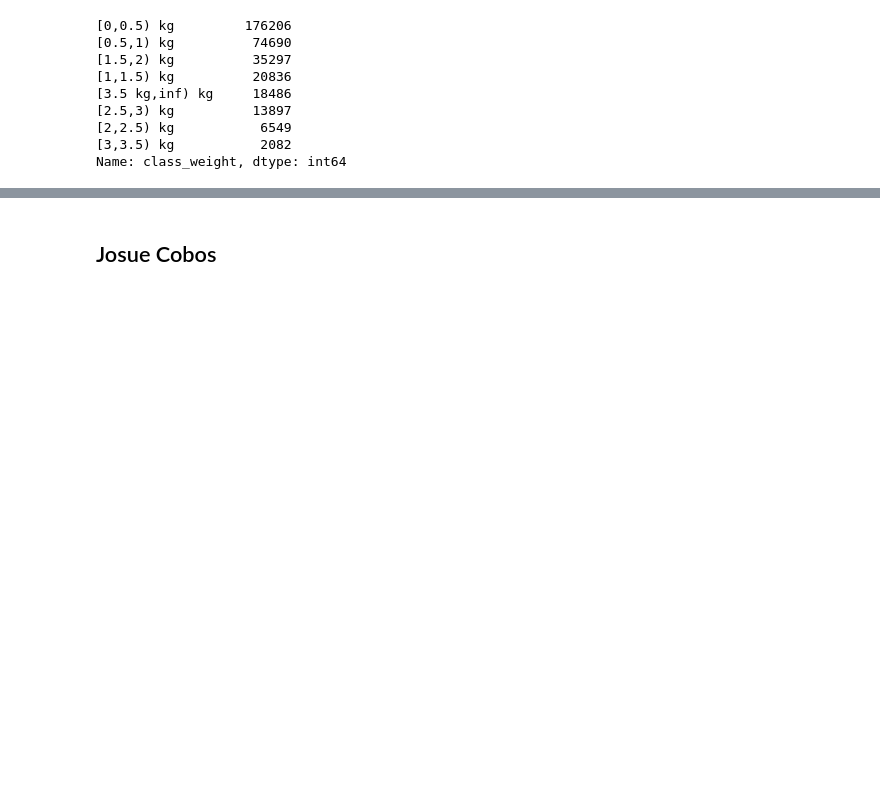
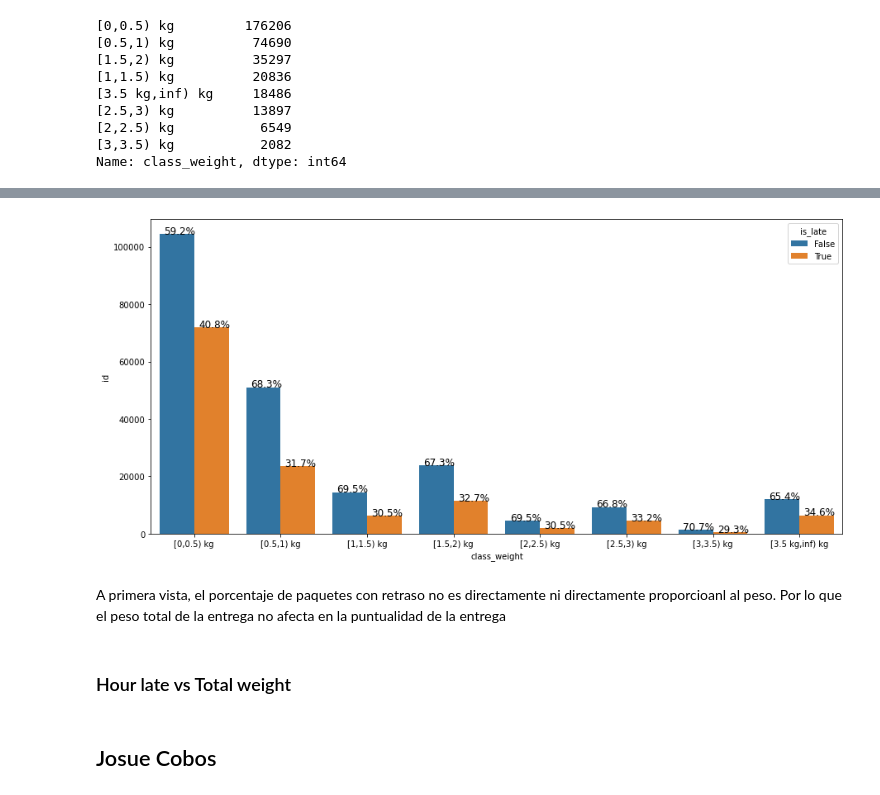
Before and after one commit to enmanuel-mag/ICD-Proyect, a Jupyter notebook: Proyect/notebooks/icd.ipynb, the cells around one changed output, grey strips where cells are left out. Cells and saved outputs as stored; diff of their text form; code cells hidden in the pictures; blank space fills up the shorter version.

```diff
--- a/Proyect/notebooks/icd.ipynb
+++ b/Proyect/notebooks/icd.ipynb
@@ -36,6 +20,18 @@ df
 ### **Agregar codigo necesario debajo de su nombre**
 # %% [markdown]
 ## Enmanuel Magallanes
+# %%
+def with_hue(plot, feature, Number_of_categories, hue_categories):
+    a = [p.get_height() for p in plot.patches]
+    patch = [p for p in plot.patches]
+    for i in range(Number_of_categories):
+        total = a[i] + a[i+8]
+        for j in range(hue_categories):
+            percentage = '{:.1f}%'.format(100 * a[(j*8 + i)]/total)
+            x = patch[(j*Number_of_categories + i)].get_x() + patch[(j*Number_of_categories + i)].get_width() / 2 - 0.15
+            y = patch[(j*Number_of_categories + i)].get_y() + patch[(j*Number_of_categories + i)].get_height()
+            plt.annotate(percentage, (x, y), size = 12)
+    plt.show()
 # %%
 ## Question: cual son las franjas horarias en las que se regitran mas tareas atrasadas y de que (tipo|peso) son?
 ## Question: Are the heaviest tasks the ones that register the most delays at the time of delivery?
@@ -80,0 +93,5 @@ Name: class_weight, dtype: int64
+# %%
+df['is_late'] = df['delivery'] < df['delivery_effective']
+# %%
+gwl = df[['id', 'class_weight', 'is_late']].groupby(['class_weight', 'is_late'])['id'].count().reset_index()
+gwl
@@ -80,0 +116,10 @@ Name: class_weight, dtype: int64
+# %%
+plt.figure(figsize=(15,7))
+f = sns.barplot(data=gwl, x='class_weight', y='id', hue='is_late')
+with_hue(f, df.class_weight, 8, 2)
+# %% [output]
+[figure, added]
+# %% [markdown]
+A primera vista, el porcentaje de paquetes con retraso no es directamente ni directamente proporcioanl al peso. Por lo que el peso total de la entrega no afecta en la puntualidad de la entrega
+# %% [markdown]
+### Hour late vs Total weight
```
Also changed, not shown: parts of 6 cells of this notebook, 1 other file.
